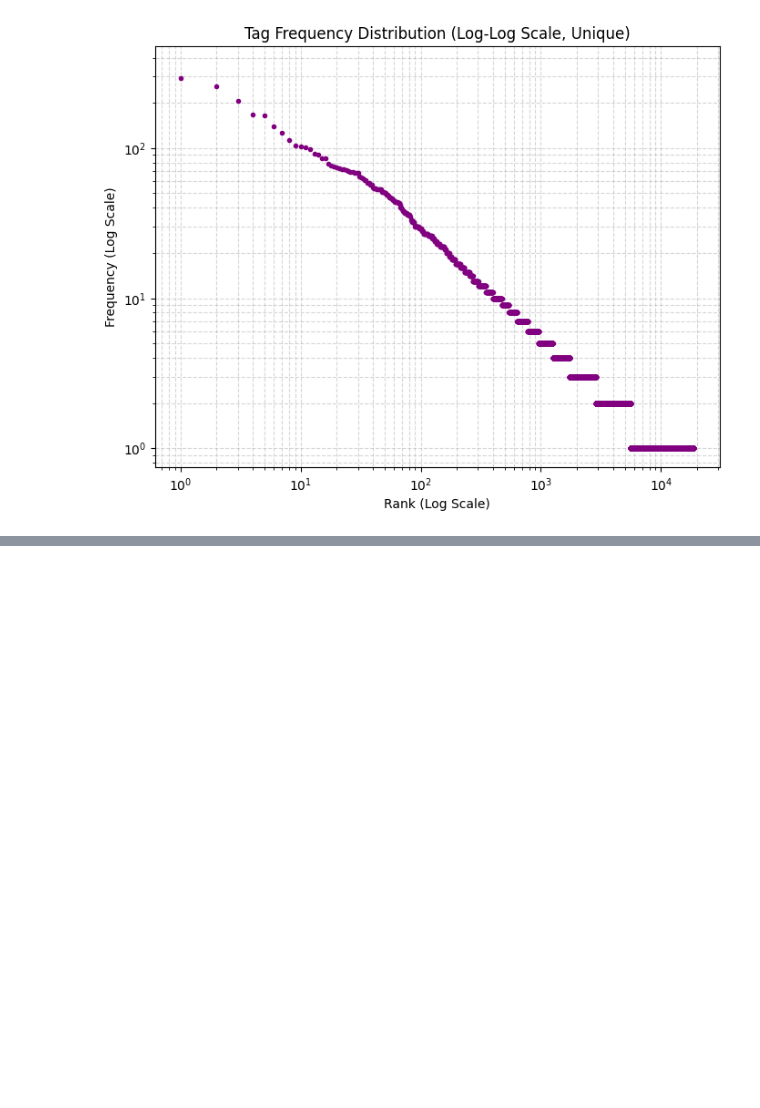
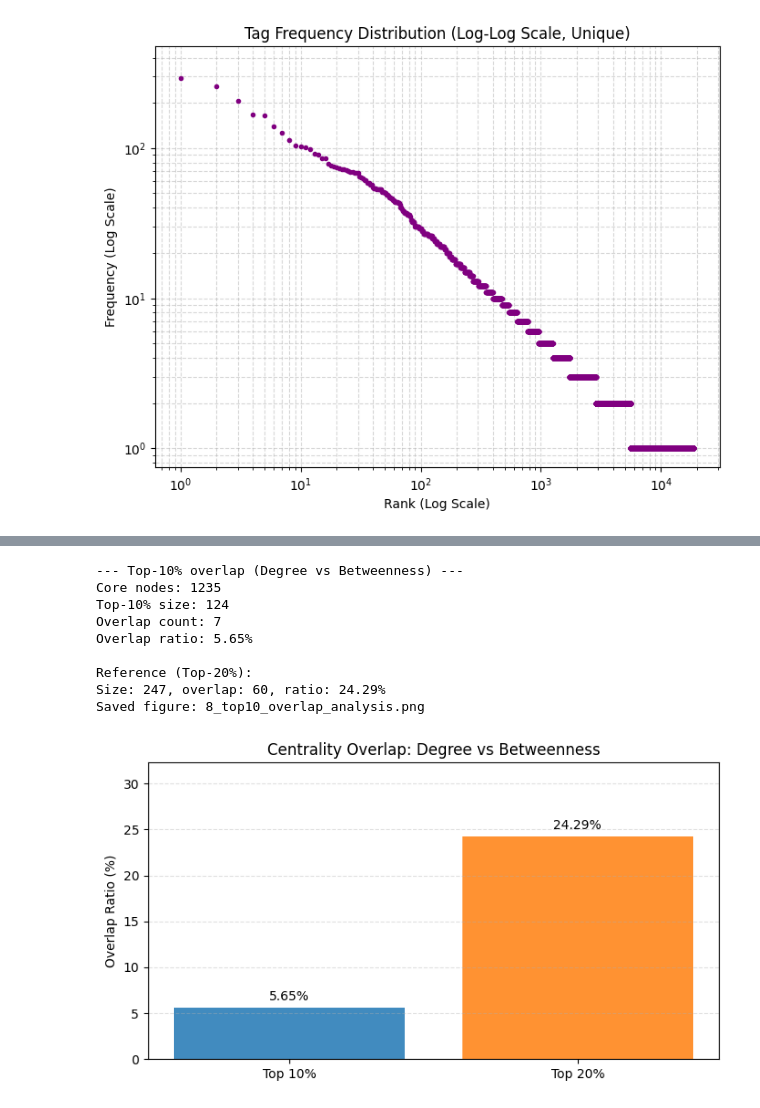
Before and after one commit to kelloc02/ECE227_final_project, a Jupyter notebook: notebook.ipynb, the cells around one changed output, grey strips where cells are left out. Cells and saved outputs as stored; diff of their text form; code cells hidden in the pictures; blank space fills up the shorter version.

```diff
--- a/notebook.ipynb
+++ b/notebook.ipynb
@@ -588,0 +620,58 @@ print(f"\n计算完成！耗时: {time.time() - start_time:.2f} 秒")
+# %%
+import numpy as np
+import matplotlib.pyplot as plt
+
+# ==========================================
+# Additional Analysis A: Top-10% centrality overlap
+# ==========================================
+if 'G_core' not in globals() or 'deg_cent' not in globals() or 'bet_cent' not in globals():
+    raise RuntimeError('Please run the centrality analysis cell first (G_core, deg_cent, bet_cent).')
+
+num_core_nodes = G_core.number_of_nodes()
+top_10_count = max(1, int(np.ceil(num_core_nodes * 0.10)))
+top_20_count = max(1, int(np.ceil(num_core_nodes * 0.20)))
+
+top_deg_10 = sorted(deg_cent, key=deg_cent.get, reverse=True)[:top_10_count]
+top_bet_10 = sorted(bet_cent, key=bet_cent.get, reverse=True)[:top_10_count]
+overlap_10 = set(top_deg_10).intersection(set(top_bet_10))
+overlap_ratio_10 = len(overlap_10) / top_10_count * 100
+
+top_deg_20 = sorted(deg_cent, key=deg_cent.get, reverse=True)[:top_20_count]
+top_bet_20 = sorted(bet_cent, key=bet_cent.get, reverse=True)[:top_20_count]
+overlap_20 = set(top_deg_20).intersection(set(top_bet_20))
+overlap_ratio_20 = len(overlap_20) / top_20_count * 100
+
+print('--- Top-10% overlap (Degree vs Betweenness) ---')
+print(f'Core nodes: {num_core_nodes}')
+print(f'Top-10% size: {top_10_count}')
+print(f'Overlap count: {len(overlap_10)}')
+print(f'Overlap ratio: {overlap_ratio_10:.2f}%')
+
+print('\nReference (Top-20%):')
+print(f'Size: {top_20_count}, overlap: {len(overlap_20)}, ratio: {overlap_ratio_20:.2f}%')
+
+plt.figure(figsize=(7, 4))
+x_labels = ['Top 10%', 'Top 20%']
+y_vals = [overlap_ratio_10, overlap_ratio_20]
+bars = plt.bar(x_labels, y_vals, color=['#1f77b4', '#ff7f0e'], alpha=0.85)
+for bar, val in zip(bars, y_vals):
+    plt.text(bar.get_x() + bar.get_width()/2, val + 0.5, f'{val:.2f}%', ha='center', va='bottom')
+plt.ylabel('Overlap Ratio (%)')
+plt.title('Centrality Overlap: Degree vs Betweenness')
+plt.ylim(0, max(y_vals) + 8)
+plt.grid(axis='y', linestyle='--', alpha=0.4)
+plt.tight_layout()
+plt.savefig('8_top10_overlap_analysis.png', dpi=300, bbox_inches='tight')
+print('Saved figure: 8_top10_overlap_analysis.png')
+plt.show()
+# %% [output]
+--- Top-10% overlap (Degree vs Betweenness) ---
+Core nodes: 1235
+Top-10% size: 124
+Overlap count: 7
+Overlap ratio: 5.65%
+
+Reference (Top-20%):
+Size: 247, overlap: 60, ratio: 24.29%
+Saved figure: 8_top10_overlap_analysis.png
+[figure, added]
```
Also changed, not shown: parts of 10 cells of this notebook.
